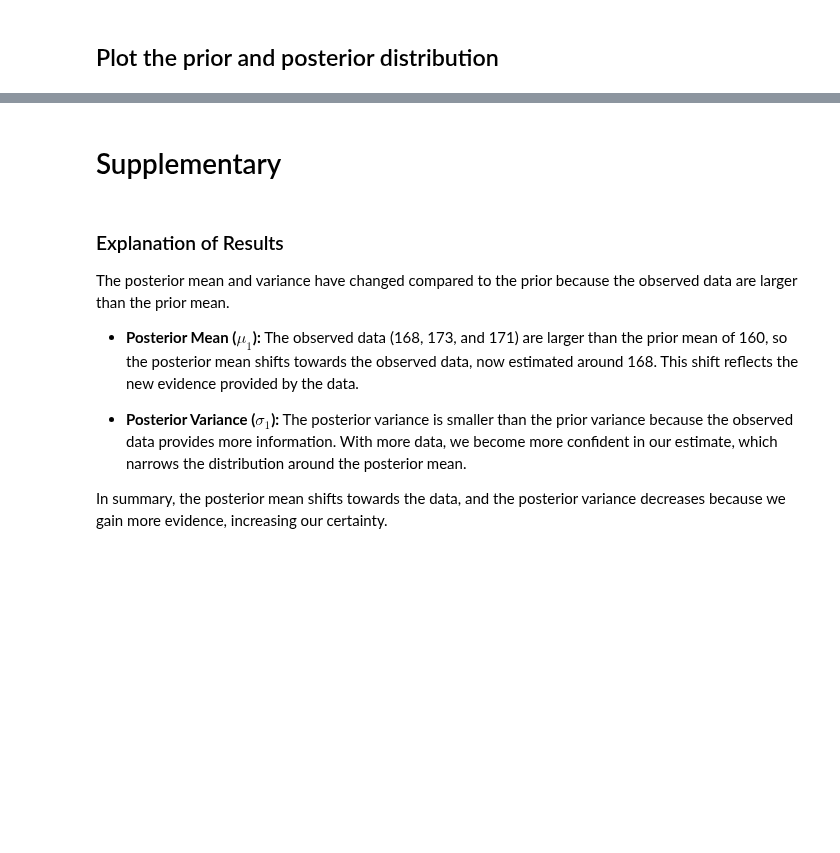
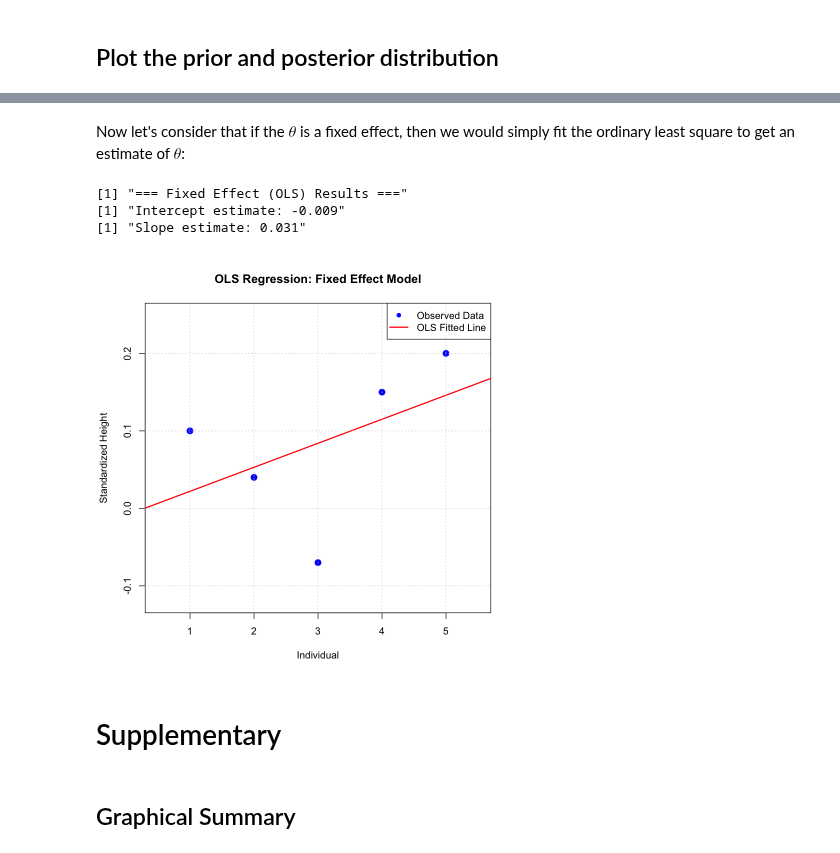
Before and after one commit to StatFunGen/statgen-prerequisites, a Jupyter notebook: Bayesian_normal_mean_model.ipynb, the cells around one changed output, grey strips where cells are left out. Saved outputs shown, nothing was run; the diff lists cells and outputs as text; code cells hidden in the pictures; blank space fills up the shorter version.

```diff
--- a/Bayesian_normal_mean_model.ipynb
+++ b/Bayesian_normal_mean_model.ipynb
@@ -247,12 +244,50 @@ legend("topright", legend = c("Prior", "Posterior", "Observed Data"), col = c("b
+# %% [markdown]
+Now let's consider that if the $\theta$ is a fixed effect, then we would simply fit the ordinary least square to get an estimate of $\theta$:
+# %%
+## Fixed Effect (Frequentist) Approach - Ordinary Least Squares
+
+# Create X variable (individual index or could be genotype values)
+X <- 1:N  # Individual indices (1, 2, 3, 4, 5)
+
+# Fit OLS regression: Y = intercept + slope * X + error
+ols_model <- lm(Y ~ X)
+theta_intercept <- coef(ols_model)[1]  # Intercept estimate
+theta_slope <- coef(ols_model)[2]      # Slope estimate
+
+print("=== Fixed Effect (OLS) Results ===")
+print(paste("Intercept estimate:", round(theta_intercept, 4)))
+print(paste("Slope estimate:", round(theta_slope, 4)))
+
+# Create scatterplot with fitted line
+plot(X, Y,
+     pch = 16,
+     cex = 1.5,
+     col = "blue",
+     xlab = "Individual",
+     ylab = "Standardized Height",
+     main = "OLS Regression: Fixed Effect Model",
+     xlim = c(0.5, 5.5),
+     ylim = c(min(Y) - 0.05, max(Y) + 0.05))
+
+# Add the fitted regression line
+abline(ols_model, col = "red", lwd = 2)
+
+# Add grid for better readability
+grid()
+
+# Add legend
+legend("topright",
+       legend = c("Observed Data", "OLS Fitted Line"),
+       col = c("blue", "red"),
+       pch = c(16, NA),
+       lty = c(NA, 1),
+       lwd = c(NA, 2))
+# %% [output]
+[1] "=== Fixed Effect (OLS) Results ==="
+[1] "Intercept estimate: -0.009"
+[1] "Slope estimate: 0.031"
+[figure, added]
 # %% [markdown]
 # Supplementary
 # %% [markdown]
-### Explanation of Results
-
-The posterior mean and variance have changed compared to the prior because the observed data are larger than the prior mean.
-
-- **Posterior Mean ($\mu_1$):** The observed data (168, 173, and 171) are larger than the prior mean of 160, so the posterior mean shifts towards the observed data, now estimated around 168. This shift reflects the new evidence provided by the data.
-
-- **Posterior Variance ($\sigma_1$):** The posterior variance is smaller than the prior variance because the observed data provides more information. With more data, we become more confident in our estimate, which narrows the distribution around the posterior mean.
-
-In summary, the posterior mean shifts towards the data, and the posterior variance decreases because we gain more evidence, increasing our certainty.
+## Graphical Summary
```
Also changed, not shown: parts of 17 cells of this notebook, 37 other files.
